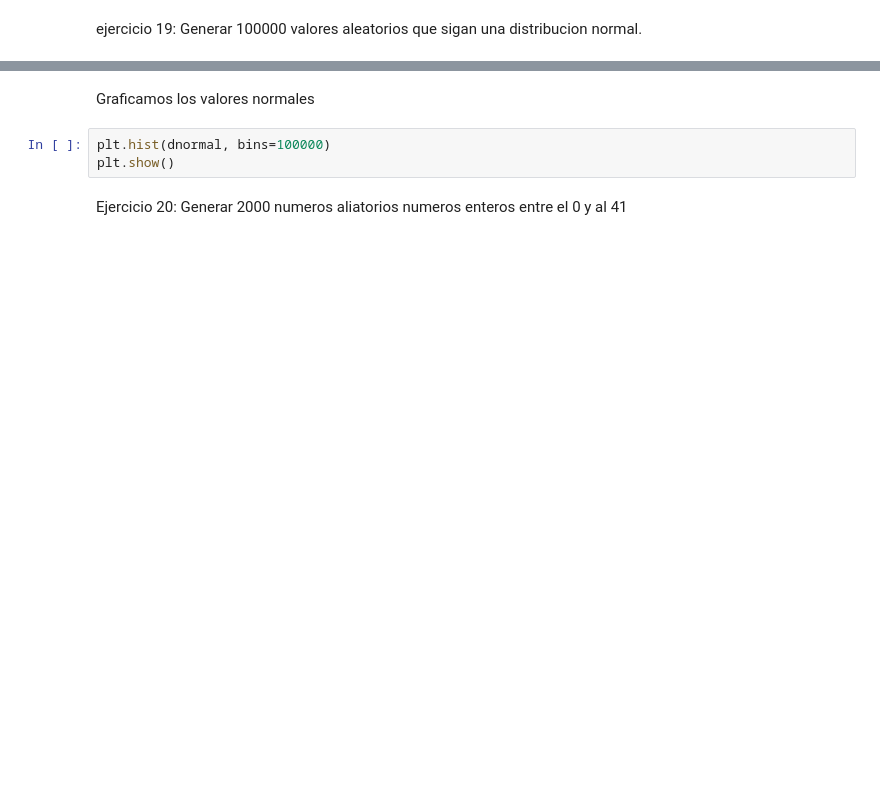
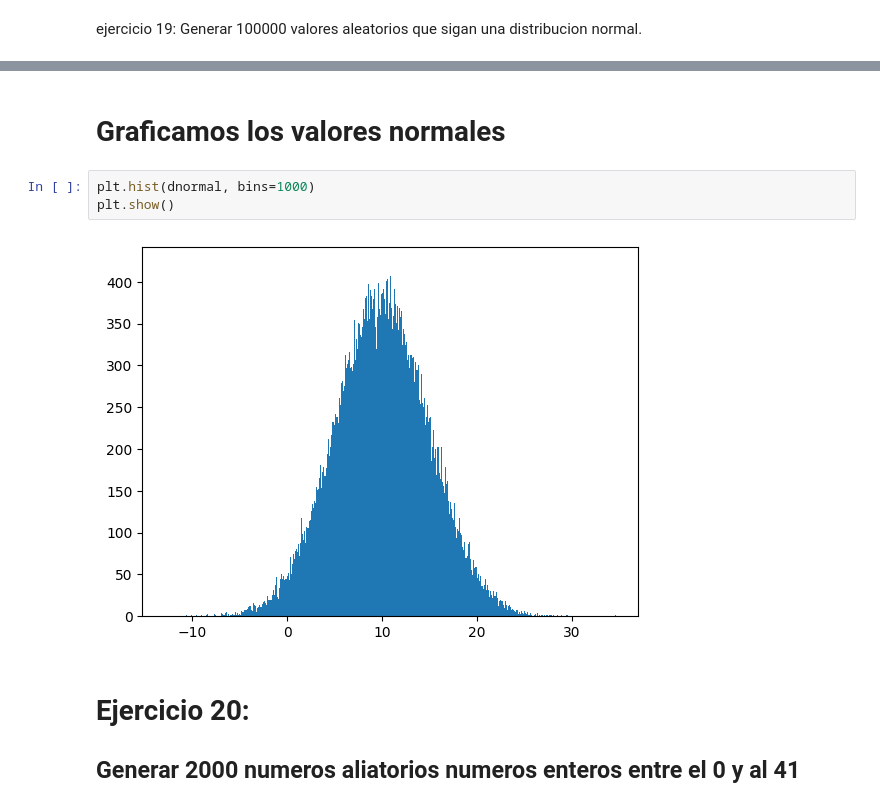
Before and after one commit to juan33344/MatrizVectores, a Jupyter notebook: Matrizesyvectores/ejercicioNumpy.ipynb, the cells around one changed output, grey strips where cells are left out. Drawn from its saved outputs; the diff is of its cells as text; blank space fills up the shorter version.

```diff
--- a/Matrizesyvectores/ejercicioNumpy.ipynb
+++ b/Matrizesyvectores/ejercicioNumpy.ipynb
@@ -275,11 +273,13 @@ array([14.85757686,  9.7264013 ,  6.18179076, ..., 10.52251049,
 # %% [markdown]
-Graficamos los valores normales
+# Graficamos los valores normales
 # %%
-plt.hist(dnormal, bins=100000)
+plt.hist(dnormal, bins=1000)
 plt.show()
+# %% [output]
+[figure, added]
 # %% [markdown]
-Ejercicio 20:
-Generar 2000 numeros aliatorios numeros enteros entre el 0 y al 41
+# Ejercicio 20:
+## Generar 2000 numeros aliatorios numeros enteros entre el 0 y al 41
 # %%
 enteros = rg.integers(0, 41, 2000)
 enteros
```
Also changed, not shown: parts of 77 cells of this notebook, 2 other files.
